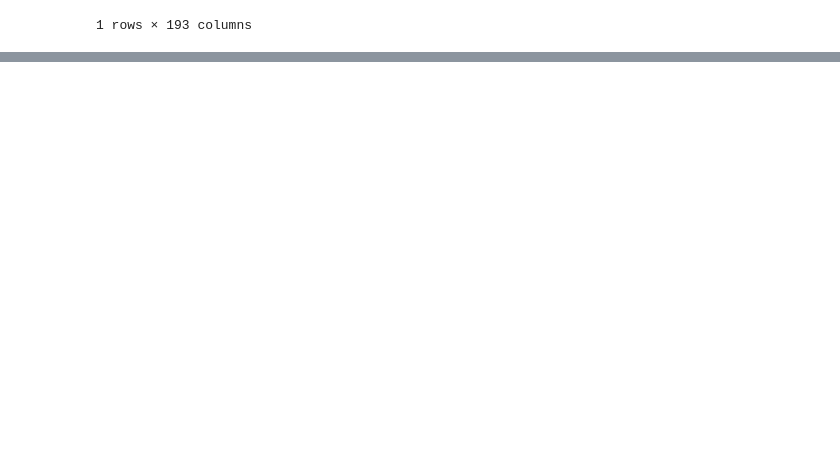
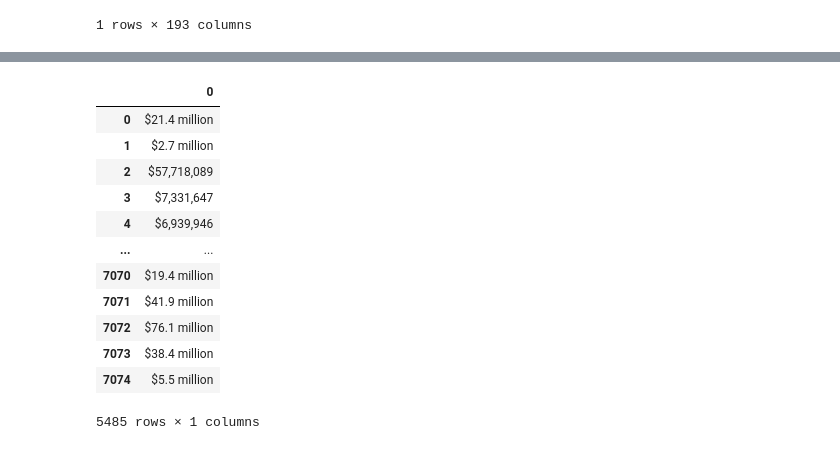
Before and after one commit to npvandyke/Movies-ETL-, a Jupyter notebook: Wiki_Extract.ipynb, the cells around one changed output, grey strips where cells are left out. Cells and saved outputs as stored; diff of their text form; code cells hidden in the pictures; blank space fills up the shorter version.

```diff
--- a/Wiki_Extract.ipynb
+++ b/Wiki_Extract.ipynb
@@ -217,0 +282,7 @@ sorted(wiki_movies_df.columns.tolist())
+# %%
+# Delete any columns where more than 90% of the rows are null (using list comprehension)
+wiki_columns_to_keep = [column for column in wiki_movies_df.columns if wiki_movies_df[column].isnull().sum() < len(wiki_movies_df) * 0.9]
+wiki_movies_df = wiki_movies_df[wiki_columns_to_keep]
+# %%
+# Create a series containing box office data
+box_office = wiki_movies_df['Box office'].dropna()
@@ -217,0 +324,3 @@ sorted(wiki_movies_df.columns.tolist())
+# %%
+# Write a lambda function to join the listed box office data types in each row together
+box_office = box_office.apply(lambda x: ' '.join(x) if type(x) == list else x)
@@ -217,0 +346,3 @@ sorted(wiki_movies_df.columns.tolist())
+# %%
+# Replace ranges w a single entry by converting the left range to a dollar sign
+box_office = box_office.str.replace(r'\$.*[-—–](?![a-z])', '$', regex=True)
@@ -217,0 +373,17 @@ sorted(wiki_movies_df.columns.tolist())
+# %%
+# Extract the box office values that match either form_one or form_two
+box_office.str.extract(f'({form_one}|{form_two})')
+# %% [output]
+|  | 0 |
+| 0 | $21.4 million |
+| 1 | $2.7 million |
+| 2 | $57,718,089 |
+| 3 | $7,331,647 |
+| 4 | $6,939,946 |
+| ... | ... |
+| 7070 | $19.4 million |
+| 7071 | $41.9 million |
+| 7072 | $76.1 million |
+| 7073 | $38.4 million |
+| 7074 | $5.5 million |
+5485 rows × 1 columns
```
Also changed, not shown: parts of 35 cells of this notebook.
